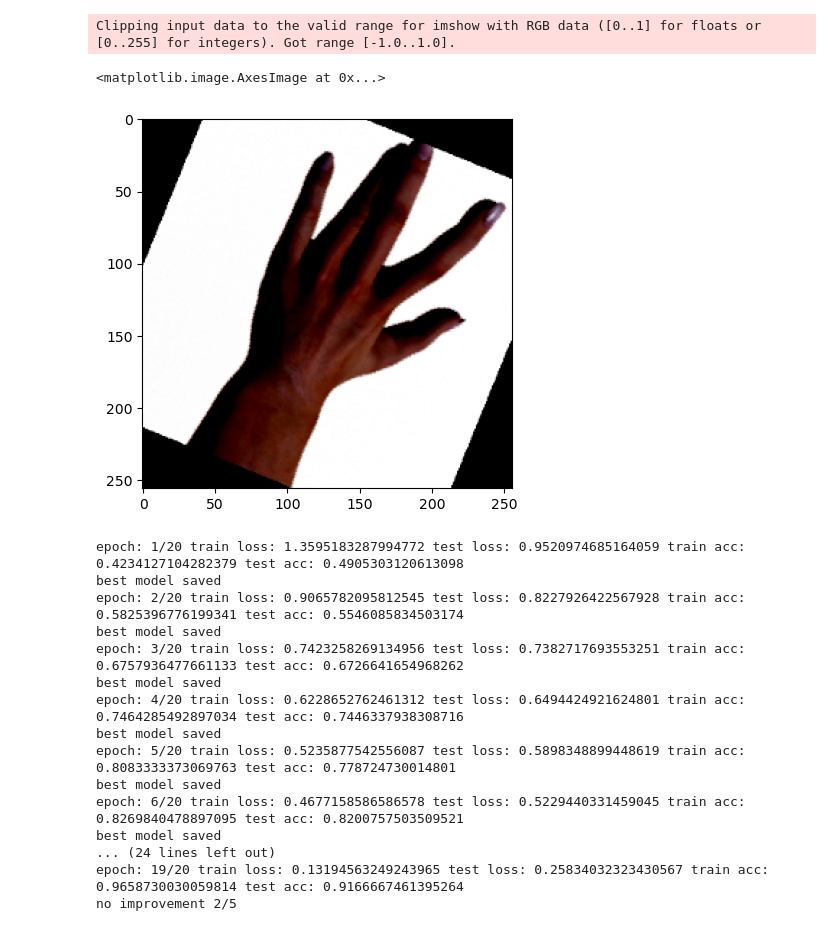
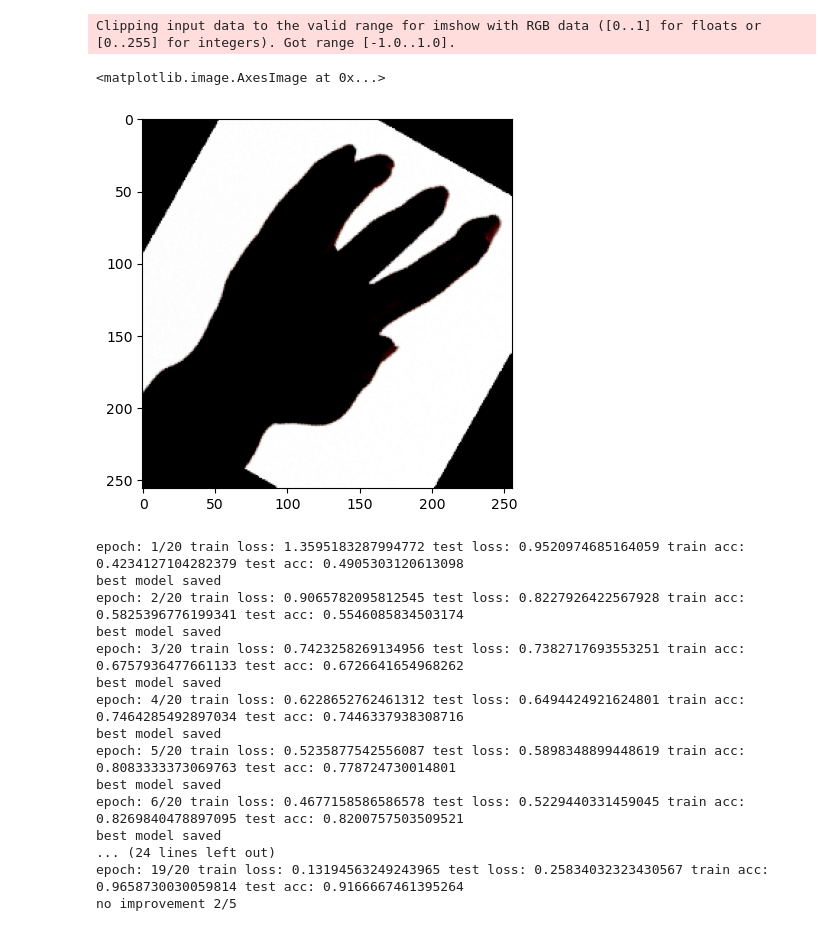
Before and after one commit to Ebenezeragyemang10/Machine-learning-Deep-Learning-Notes, a Jupyter notebook: 21.Style-And-Transfer-learning/rock-paper-scissor-classification/rock-paper-scissor-class.ipynb, the cells around one changed output. Cells and saved outputs as stored; diff of their text form; code cells hidden in the pictures.

```diff
--- a/21.Style-And-Transfer-learning/rock-paper-scissor-classification/rock-paper-scissor-class.ipynb
+++ b/21.Style-And-Transfer-learning/rock-paper-scissor-classification/rock-paper-scissor-class.ipynb
@@ -20,6 +18,6 @@ import torchmetrics
 from torchmetrics import MetricCollection
 from torchmetrics.classification import MulticlassAccuracy
 # %%
-data_dir = Path(
-    r"C:/Users/Global Lecturer/Documents/Personal/Data Science/Deep-learning-pytorch/personal-machine-learning-note/dataset/Rock-Paper-Scissor"
-    )
+data_dir = Path('../../dataset/Rock-Paper-Scissor')
+train_data_dir = data_dir/"train"/"rps"
+test_data_dir = data_dir/"test"/"rps-test-set"
@@ -69,7 +59,0 @@ test_dataset, validation_dataset = random_split(eval_data, [272, 100])
-# %%
-img, label = train_dataset[6]
-plt.imshow(img.permute(1,2,0))
-# %% [output]
-Clipping input data to the valid range for imshow with RGB data ([0..1] for floats or [0..255] for integers). Got range [-1.0..1.0].
-<matplotlib.image.AxesImage at 0x...>
-[figure, removed]
@@ -136,0 +60,14 @@ class RPSNet(nn.Module):
+# %%
+from src.data_setup import create_dataloaders
+BATCH_SIZE=32
+
+train_loader, test_loader, valid_loader = create_dataloaders(
+    train_dir=train_data_dir, test_dir=test_data_dir, batch_size=BATCH_SIZE,
+    train_transform=train_transform, test_transform=test_transform)
+# %%
+img, label = next(iter(train_loader))
+plt.imshow(img[0].permute(1,2, 0))
+# %% [output]
+Clipping input data to the valid range for imshow with RGB data ([0..1] for floats or [0..255] for integers). Got range [-1.0..1.0].
+<matplotlib.image.AxesImage at 0x...>
+[figure, added]
```
Also changed, not shown: parts of 8 cells of this notebook.
